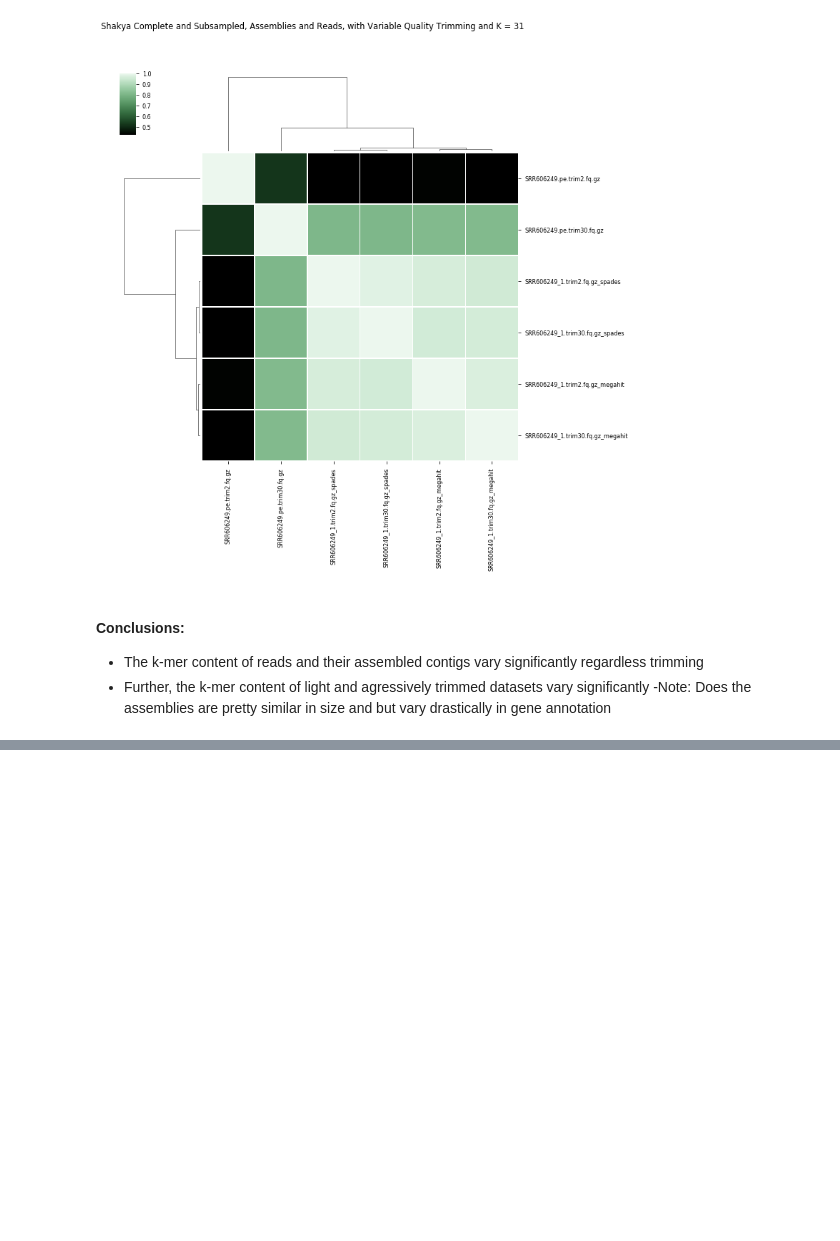
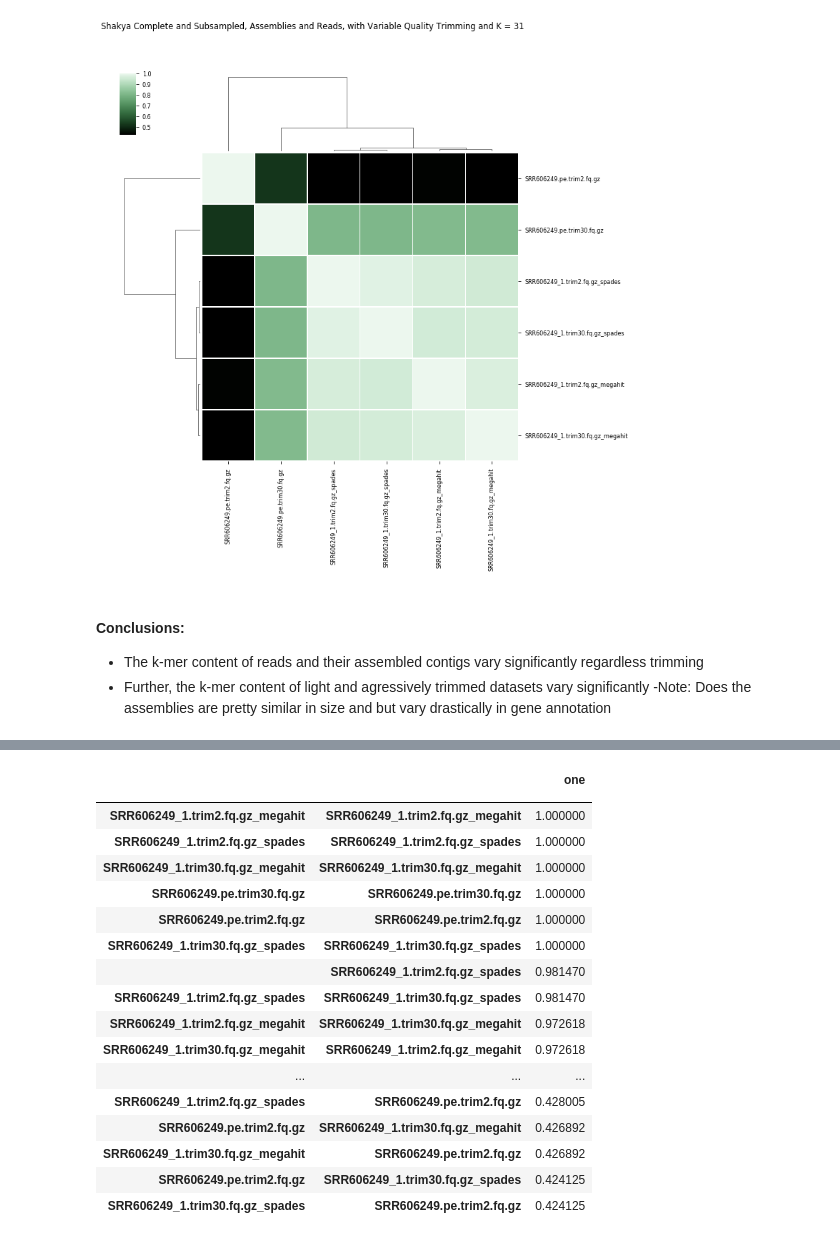
Before and after one commit to dahak-metagenomics/dahak, a Jupyter notebook: workflows/comparison/Metagenome_kmer_content_comparison.ipynb, the cells around one changed output, grey strips where cells are left out. Saved outputs shown, nothing was run; the diff lists cells and outputs as text; code cells hidden in the pictures; blank space fills up the shorter version.

```diff
--- a/workflows/comparison/Metagenome_kmer_content_comparison.ipynb
+++ b/workflows/comparison/Metagenome_kmer_content_comparison.ipynb
@@ -296,0 +292,26 @@ df
+# %%
+# List samples in x, y format to determine which samples are most similar
+# Sample1, Samples 2, Jaccard index
+stacked_output = output.stack()
+df = pd.DataFrame(stacked_output, columns=['one'])
+df.sort_values('one', ascending=False)#df.sort_values(['0'], ascending=[False])
+#stacked_output.sort_values('one', ascending=False)
+# %% [output]
+|  |  | one |
+|  |  |  |
+| SRR606249_1.trim2.fq.gz_megahit | SRR606249_1.trim2.fq.gz_megahit | 1.000000 |
+| SRR606249_1.trim2.fq.gz_spades | SRR606249_1.trim2.fq.gz_spades | 1.000000 |
+| SRR606249_1.trim30.fq.gz_megahit | SRR606249_1.trim30.fq.gz_megahit | 1.000000 |
+| SRR606249.pe.trim30.fq.gz | SRR606249.pe.trim30.fq.gz | 1.000000 |
+| SRR606249.pe.trim2.fq.gz | SRR606249.pe.trim2.fq.gz | 1.000000 |
+| SRR606249_1.trim30.fq.gz_spades | SRR606249_1.trim30.fq.gz_spades | 1.000000 |
+|  | SRR606249_1.trim2.fq.gz_spades | 0.981470 |
+| SRR606249_1.trim2.fq.gz_spades | SRR606249_1.trim30.fq.gz_spades | 0.981470 |
+| SRR606249_1.trim2.fq.gz_megahit | SRR606249_1.trim30.fq.gz_megahit | 0.972618 |
+| SRR606249_1.trim30.fq.gz_megahit | SRR606249_1.trim2.fq.gz_megahit | 0.972618 |
+| ... | ... | ... |
+| SRR606249_1.trim2.fq.gz_spades | SRR606249.pe.trim2.fq.gz | 0.428005 |
+| SRR606249.pe.trim2.fq.gz | SRR606249_1.trim30.fq.gz_megahit | 0.426892 |
+| SRR606249_1.trim30.fq.gz_megahit | SRR606249.pe.trim2.fq.gz | 0.426892 |
+| SRR606249.pe.trim2.fq.gz | SRR606249_1.trim30.fq.gz_spades | 0.424125 |
+| SRR606249_1.trim30.fq.gz_spades | SRR606249.pe.trim2.fq.gz | 0.424125 |
```
Also changed, not shown: parts of 3 cells of this notebook.
